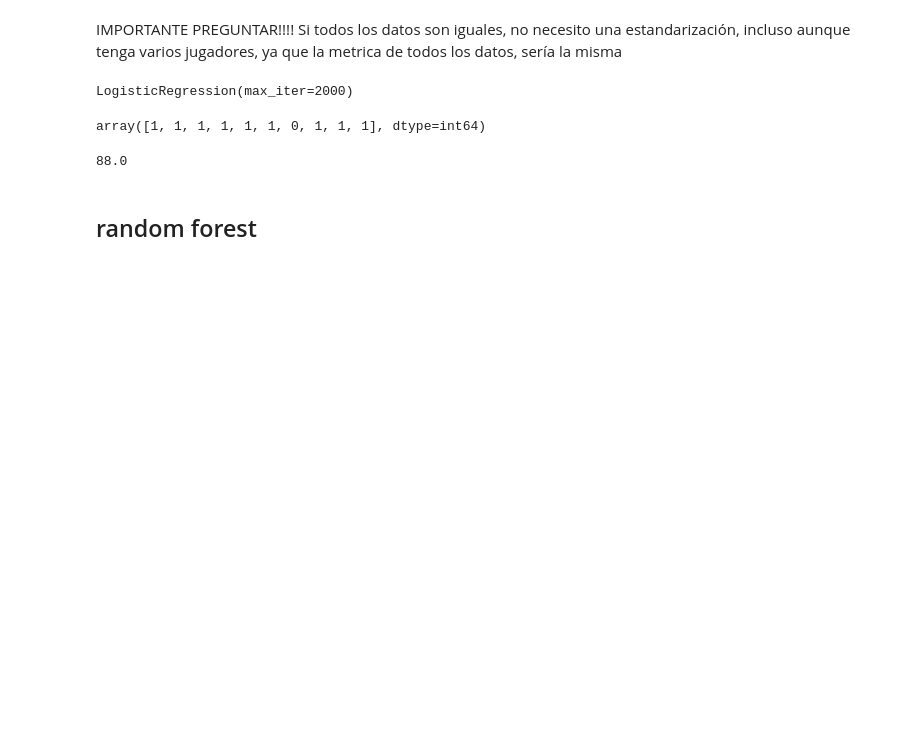
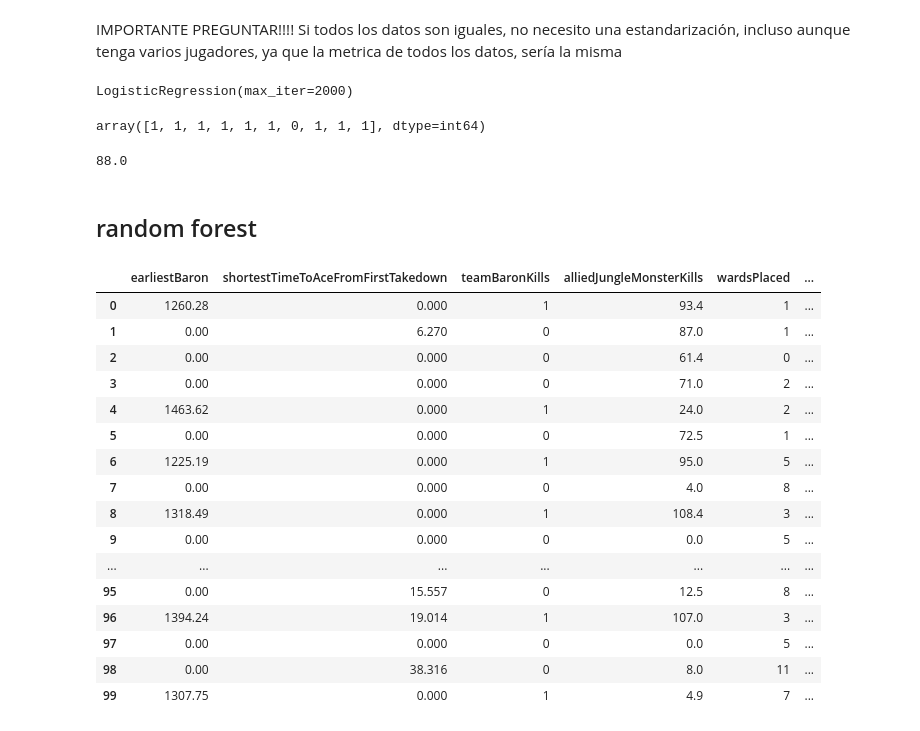
Before and after one commit to kuenk/Mad-Scientist, a Jupyter notebook: Src/modelo.ipynb, the cells around one changed output. Saved outputs shown, nothing was run; the diff lists cells and outputs as text; code cells hidden in the pictures; blank space fills up the shorter version.

```diff
--- a/Src/modelo.ipynb
+++ b/Src/modelo.ipynb
@@ -73,7 +73,8 @@ modelo.drop('item6', axis=1, inplace=True)
 # %% [markdown]
 ### warning, los siguientes .drops son una prueba. Confirmar su valided o comentar/eliminar del codigo si no son necesarios
 # %%
-modelo.drop('individualPosition', aixs=1, inplace=True)
+modelo.drop('individualPosition', axis=1, inplace=True)
+modelo.drop('championName', axis=1, inplace=True)
 # %%
 modelo['mythicItemUsed']=modelo.mythicItemUsed.apply(categorizaitem)
 modelo['item0']=modelo.item0.apply(categorizaitem)
@@ -88,7 +89,8 @@ Eliminamos todas las columnas cuyos valores sean 100% cero. Esto puede no ser op
 # %%
 modelo=modelo.loc[:, (modelo != 0).any(axis=0)]
 # %%
-modelo=pd.get_dummies(modelo, columns=['mythicItemUsed', 'teamId', 'individualPosition','championName'])
+#modelo=pd.get_dummies(modelo, columns=['mythicItemUsed', 'teamId', 'individualPosition','championName'])
+modelo=pd.get_dummies(modelo, columns=['mythicItemUsed', 'teamId'])
 # %% [markdown]
 Se eliminan los items (de manera provisional), debido a que el orden de estos por partida puede ser diferente y no se como afectaria al modelo.
 # %%
@@ -162 +217,45 @@ from sklearn.ensemble import RandomForestRegressor as RFR
+# %%
+forest=pd.DataFrame()
+#forest['earliestDragonTakedown']=modelo.earliestDragonTakedown
+forest['earliestBaron']=modelo.earliestBaron
+#forest['turretsLost']=modelo.turretsLost
+#forest['inhibitorsLost']=modelo.inhibitorsLost
+forest['shortestTimeToAceFromFirstTakedown']=modelo.shortestTimeToAceFromFirstTakedown
+forest['teamBaronKills']=modelo.teamBaronKills
+forest['alliedJungleMonsterKills']=modelo.alliedJungleMonsterKills
+#forest['baronTakedowns']=modelo.baronTakedowns
+forest['wardsPlaced']=modelo.wardsPlaced
+forest['firstTurretKilledTime']=modelo.firstTurretKilledTime
+forest['controlWardTimeCoverageInRiverOrEnemyHalf']=modelo.controlWardTimeCoverageInRiverOrEnemyHalf
+forest['stealthWardsPlaced']=modelo.stealthWardsPlaced
+forest['twentyMinionsIn3SecondsCount']=modelo.twentyMinionsIn3SecondsCount
+#forest['damageDealtToBuildings']=modelo.damageDealtToBuildings
+#forest['damageDealtToTurrets']=modelo.damageDealtToTurrets
+forest['gameLength']=modelo.gameLength
+forest['neutralMinionsKilled']=modelo.neutralMinionsKilled
+forest['laneMinionsFirst10Minutes']=modelo.laneMinionsFirst10Minutes
+#forest['teamId_Blue']=modelo.teamId_Blue
+#forest['teamId_Red']=modelo.teamId_Red
+forest['win']=modelo.win
+
+
+forest
+# %% [output]
+|  | earliestBaron | shortestTimeToAceFromFirstTakedown | teamBaronKills | alliedJungleMonsterKills | wardsPlaced | ... |
+| 0 | 1260.28 | 0.000 | 1 | 93.4 | 1 | ... |
+| 1 | 0.00 | 6.270 | 0 | 87.0 | 1 | ... |
+| 2 | 0.00 | 0.000 | 0 | 61.4 | 0 | ... |
+| 3 | 0.00 | 0.000 | 0 | 71.0 | 2 | ... |
+| 4 | 1463.62 | 0.000 | 1 | 24.0 | 2 | ... |
+| 5 | 0.00 | 0.000 | 0 | 72.5 | 1 | ... |
+| 6 | 1225.19 | 0.000 | 1 | 95.0 | 5 | ... |
+| 7 | 0.00 | 0.000 | 0 | 4.0 | 8 | ... |
+| 8 | 1318.49 | 0.000 | 1 | 108.4 | 3 | ... |
+| 9 | 0.00 | 0.000 | 0 | 0.0 | 5 | ... |
+| ... | ... | ... | ... | ... | ... | ... |
+| 95 | 0.00 | 15.557 | 0 | 12.5 | 8 | ... |
+| 96 | 1394.24 | 19.014 | 1 | 107.0 | 3 | ... |
+| 97 | 0.00 | 0.000 | 0 | 0.0 | 5 | ... |
+| 98 | 0.00 | 38.316 | 0 | 8.0 | 11 | ... |
+| 99 | 1307.75 | 0.000 | 1 | 4.9 | 7 | ... |
 # %%
```
Also changed, not shown: parts of 10 cells of this notebook.
